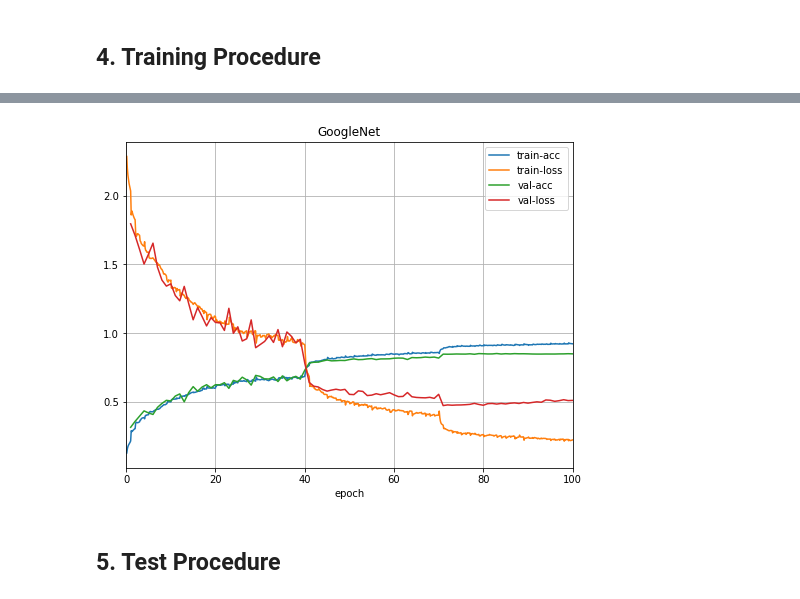
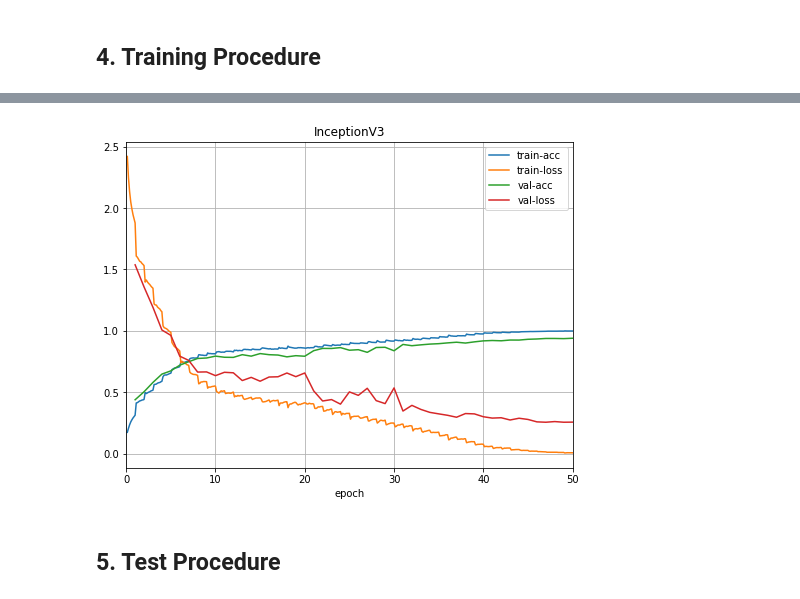
Before and after one commit to danhdoan/cifar10-end2end-mxnet, a Jupyter notebook: cifar10-end2end.ipynb, the cells around one changed output, grey strips where cells are left out. Saved outputs shown, nothing was run; the diff lists cells and outputs as text; code cells hidden in the pictures.

Commit message:
retrain Inception models

```diff
--- a/cifar10-end2end.ipynb
+++ b/cifar10-end2end.ipynb
@@ -80,7 +84,7 @@ from altusi.models import AlexNet
 from altusi.models import VGG11, VGG13, VGG16, VGG19
 from altusi.models import ResNet18, ResNet34, ResNet50, ResNet101, ResNet152
 from altusi.models import DenseNet121, DenseNet161, DenseNet169, DenseNet201
-from altusi.models import GoogleNet
+from altusi.models import GoogleNet, InceptionV3
 
 # AlexNet architecture
 # net = AlexNet(nclasses=cfg.CIFAR_NCLASSES); model_name = 'AlexNet'
@@ -105,8 +109,10 @@ from altusi.models import GoogleNet
 # net = DenseNet201(nclasses=cfg.CIFAR_NCLASSES); model_name = 'DenseNet201'
 
 
-# GoogleNet architecture
-net = GoogleNet(nclasses=cfg.CIFAR_NCLASSES); model_name = 'GoogleNet'
+# Inception architecture
+# net = GoogleNet(nclasses=cfg.CIFAR_NCLASSES); model_name = 'GoogleNet'
+net = InceptionV3(nclasses=cfg.CIFAR_NCLASSES); model_name = 'InceptionV3'
+
 
 LOG(INFO, '{} Network setup done'.format(model_name))
 # %% [output]
@@ -150,0 +144,15 @@ LOG(INFO, 'Device in Use:', ctx)
+# %%
+# learning rate scheduler
+iter_per_epochs = math.ceil(len(train_dataset) / BATCH_SIZE)
+niterations = cfg.NEPOCHS * iter_per_epochs
+
+lr_scheduler = learning.OneCycleScheduler(start_lr=0.01, max_lr=0.05,
+                                          cycle_length=40*iter_per_epochs,
+                                          cooldown_length=niterations - 40*iter_per_epochs,
+                                          finish_lr=0.001)
+
+iters = [i+1 for i in range(iter_per_epochs * cfg.NEPOCHS)]
+
+lrs = [lr_scheduler(i) for i in iters]
+
+vis.plot(iters, lrs, figsize=(8, 6))
@@ -151,15 +163,17 @@ LOG(INFO, 'Device in Use:', ctx)
 # %%
+# loss function
 criterion = gluon.loss.SoftmaxCrossEntropyLoss()
-optimizer = 'sgd'
+
+
+# optimizer
+optimizer = mx.optimizer.SGD(momentum=cfg.MOMENTUM,
+                             wd=cfg.WD,
+                             lr_scheduler=lr_scheduler)
 
 net.initialize(init=mx.init.Xavier(), ctx=ctx, force_reinit=True)
 net.hybridize()
 
-trainer = gluon.Trainer(
-    net.collect_params(),
-    optimizer,
-    {'learning_rate':cfg.LR, 'wd':cfg.WD, 'momentum':cfg.MOMENTUM}
-)
+trainer = gluon.Trainer(net.collect_params(), optimizer)
 
 LOG(INFO, 'Training system setup done')
 # %% [output]
@@ -191,9 +205,6 @@ animator = vis.Animator(
     figsize=(8, 6)
 )
 
-LR_DECAY_EPOCHS = [40, 70] + [np.inf]
-lr_decay_idx = 0
-
 train_metric = mx.metric.Accuracy()
 best_val_acc = 0
 
@@ -201,10 +212,6 @@ for epoch in range(cfg.NEPOCHS):
     train_metric.reset()
     train_loss_total = 0
     sample_cnt = 0
-
-    if epoch == LR_DECAY_EPOCHS[lr_decay_idx]:
-        trainer.set_learning_rate(trainer.learning_rate * cfg.LR_DECAY_FACTOR)
-        lr_decay_idx += 1
 
     for i, (X, y) in enumerate(train_loader):
         X, y = X.as_in_context(ctx), y.as_in_context(ctx)
@@ -256,4 +263,4 @@ LOG(INFO, 'Training Procedure done')
-[figure, old version]
+[figure, new version]
 # %% [markdown]
 ## 5. Test Procedure
 # %% [markdown]
```
Also changed, not shown: parts of 19 cells of this notebook, 10 other files.
